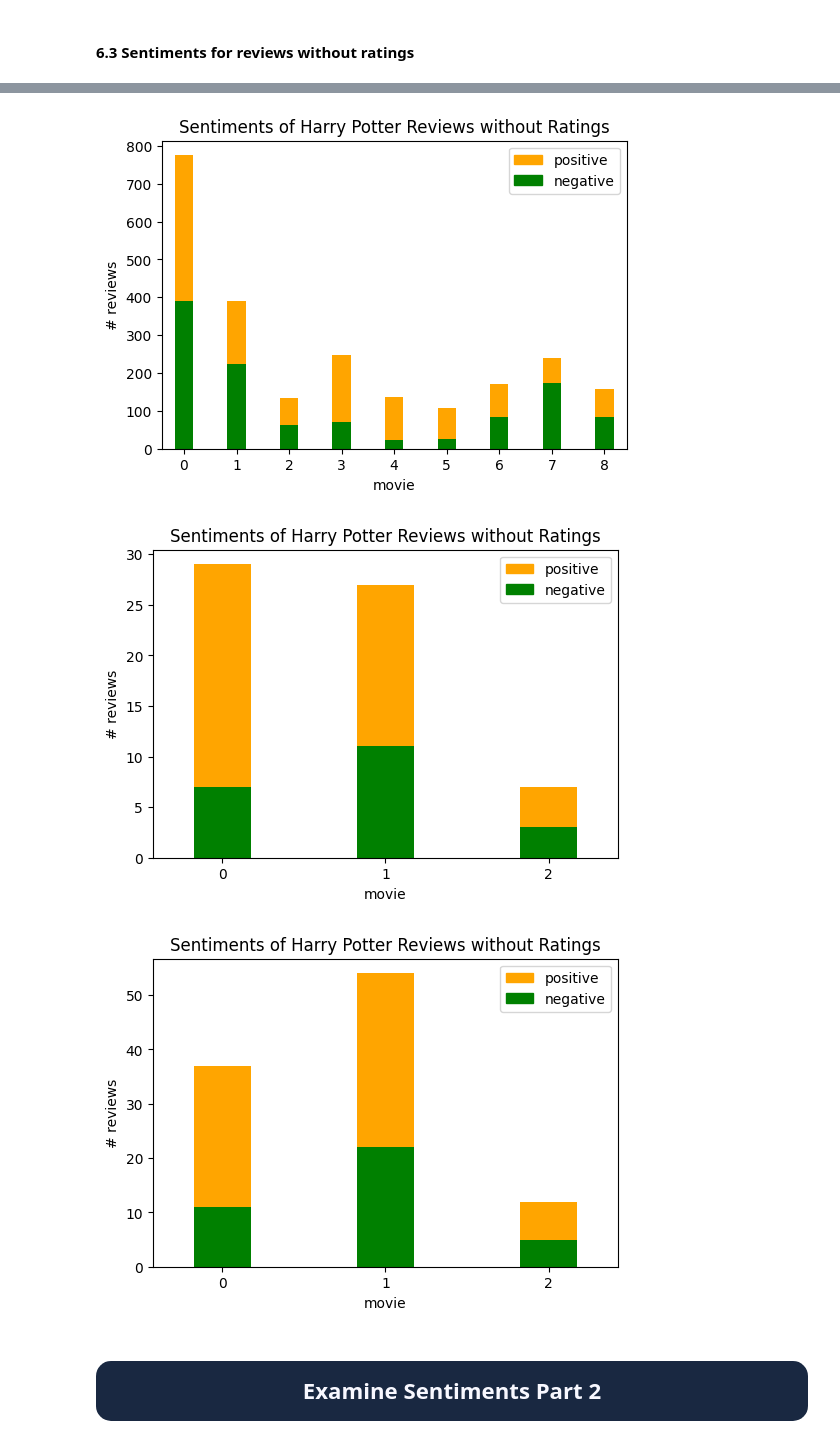
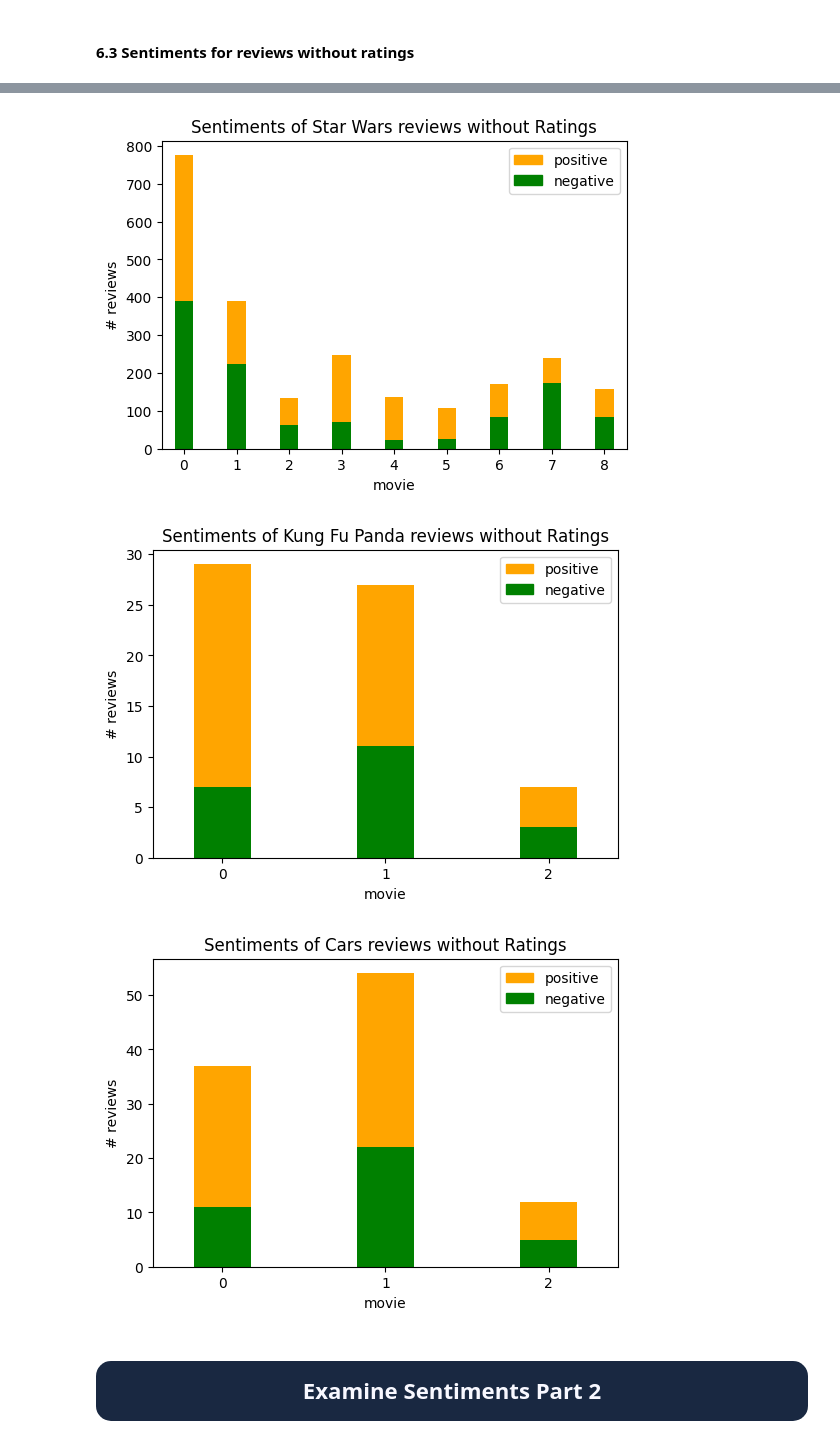
Before and after one commit to jcheigh/Sequels-Sentiment-Analysis, a Jupyter notebook: main.ipynb, the cells around one changed output, grey strips where cells are left out. Drawn from its saved outputs; the diff is of its cells as text; code cells hidden in the pictures.

```diff
--- a/main.ipynb
+++ b/main.ipynb
@@ -641,29 +640,29 @@ plot_dist(df_dist('cars', 3), 'Cars', 3, get_average_ratings('cars', 3))
 # %%
 # get non-sentiment df's
 _, _, hp_sentiment_nan_df = df_dist('harry_potter', 8)
 _, _, sw_sentiment_nan_df = df_dist('star_wars', 9)
 _, _, kp_sentiment_nan_df = df_dist('kung_fu_panda', 3)
 _, _, cars_sentiment_nan_df = df_dist('cars', 3)
 
 # plot
 def plot_sentiment_on_nan_reviews(df, title):
     df.plot(x='movie', kind='bar', rot=0, stacked=True, figsize=(6, 4), position=0.5, width=0.35, color=['green','orange'], legend=False)
     plt.title(title)
     pos_patch = mpatches.Patch(color='orange', label='positive')
     neg_patch = mpatches.Patch(color='green', label='negative')
     plt.legend(handles=[pos_patch, neg_patch])
     plt.ylabel('# reviews')
     plt.show()
 
-plot_sentiment_on_nan_reviews(hp_sentiment_nan_df, 'Sentiments of Harry Potter Reviews without Ratings')
-plot_sentiment_on_nan_reviews(sw_sentiment_nan_df, 'Sentiments of Harry Potter Reviews without Ratings')
-plot_sentiment_on_nan_reviews(kp_sentiment_nan_df, 'Sentiments of Harry Potter Reviews without Ratings')
-plot_sentiment_on_nan_reviews(cars_sentiment_nan_df, 'Sentiments of Harry Potter Reviews without Ratings')
+plot_sentiment_on_nan_reviews(hp_sentiment_nan_df, 'Sentiments of Harry Potter reviews without Ratings')
+plot_sentiment_on_nan_reviews(sw_sentiment_nan_df, 'Sentiments of Star Wars reviews without Ratings')
+plot_sentiment_on_nan_reviews(kp_sentiment_nan_df, 'Sentiments of Kung Fu Panda reviews without Ratings')
+plot_sentiment_on_nan_reviews(cars_sentiment_nan_df, 'Sentiments of Cars reviews without Ratings')
 # %% [output]
 [figure]
-[figure, old version]
+[figure, new version]
-[figure, old version]
+[figure, new version]
-[figure, old version]
+[figure, new version]
 # %% [markdown]
 # <p style ="padding: 10px; background-color: #192841; color : #F8F8FF; font-family: newtimeroman; font-size: 80%; text-align: center; border-radius : 15px 15px;"> Examine Sentiments Part 2</p>
 # %% [markdown]
```
Also changed, not shown: parts of 12 cells of this notebook.
